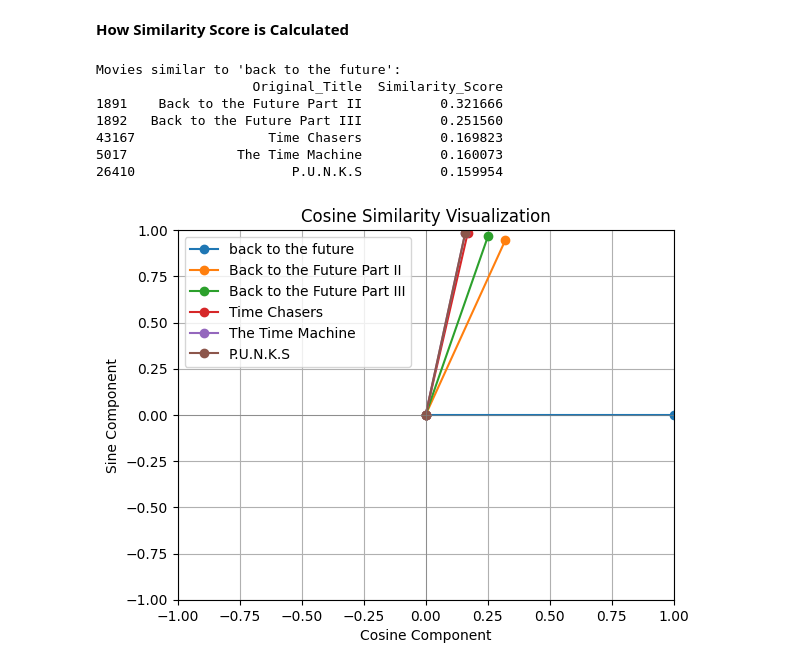
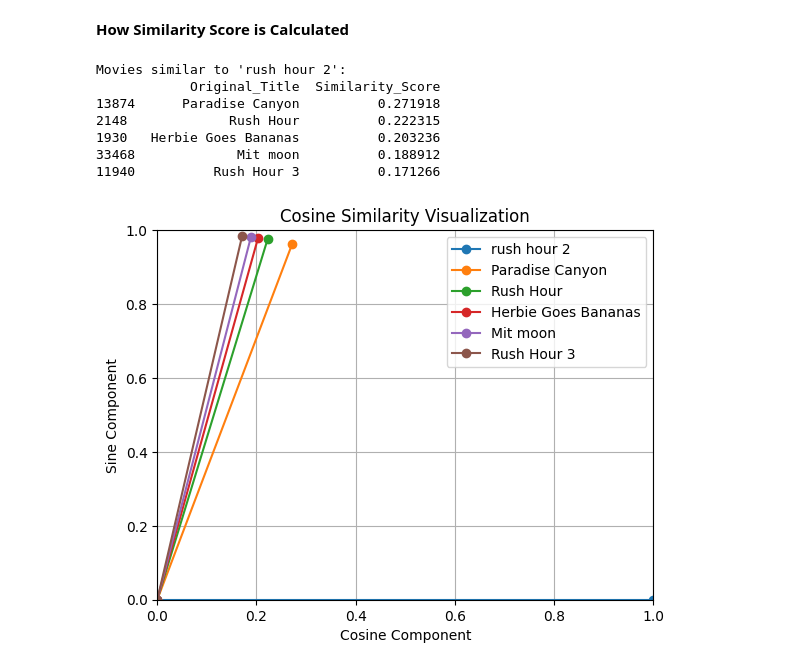
Before and after one commit to slimrivermoi/Techlabs-DS5, a Jupyter notebook: edit_data/Chan/Prediction_Model.ipynb, the cells around one changed output. Saved outputs shown, nothing was run; the diff lists cells and outputs as text; code cells hidden in the pictures.

```diff
--- a/edit_data/Chan/Prediction_Model.ipynb
+++ b/edit_data/Chan/Prediction_Model.ipynb
@@ -207,43 +200,47 @@ def plot_cosine_similarity(movie_title, recommendations_df):
     movies = [movie_title] + recommendations_df['Original_Title'].tolist()
     similarities = [base_similarity] + recommendations_df['Similarity_Score'].tolist()
 
+    # Convert similarity scores to angles for the plot (considering only the positive cosine similarities)
     angles = np.arccos(similarities)
 
+    # Plot vectors for each movie, ensuring all vectors are in the positive quadrant
     for i, angle in enumerate(angles):
         x = np.cos(angle)
         y = np.sin(angle)
         ax.plot([0, x], [0, y], label=movies[i], marker='o')
 
-    ax.set_xlim(-1, 1)
-    ax.set_ylim(-1, 1)
+    # Set axis limits to only show the positive quadrant (0 to 1)
+    ax.set_xlim(0, 1)
+    ax.set_ylim(0, 1)
     ax.set_xlabel('Cosine Component')
     ax.set_ylabel('Sine Component')
     ax.axhline(0, color='grey', lw=0.5)
     ax.axvline(0, color='grey', lw=0.5)
 
+    # Title and legend
     ax.set_title('Cosine Similarity Visualization')
     ax.legend()
 
     plt.grid(True)
     plt.show()
 
 # Example usage
 user_input_movie = input("Enter a movie title: ")
 
 recommendations = get_movie_recommendations_with_similarity(user_input_movie)
 
 if isinstance(recommendations, str):
     print(recommendations)
 else:
     print(f"Movies similar to '{user_input_movie}':")
     print(recommendations)
     plot_cosine_similarity(user_input_movie, recommendations)
 # %% [output]
-Movies similar to 'back to the future':
-                    Original_Title  Similarity_Score
-1891    Back to the Future Part II          0.321666
-1892   Back to the Future Part III          0.251560
-43167                 Time Chasers          0.169823
-5017              The Time Machine          0.160073
-26410                    P.U.N.K.S          0.159954
+Movies similar to 'rush hour 2':
+            Original_Title  Similarity_Score
+13874      Paradise Canyon          0.271918
+2148             Rush Hour          0.222315
+1930   Herbie Goes Bananas          0.203236
+33468             Mit moon          0.188912
+11940          Rush Hour 3          0.171266
-[figure, old version]
+[figure, new version]
```
Also changed, not shown: parts of 5 cells of this notebook, 1 other file.
